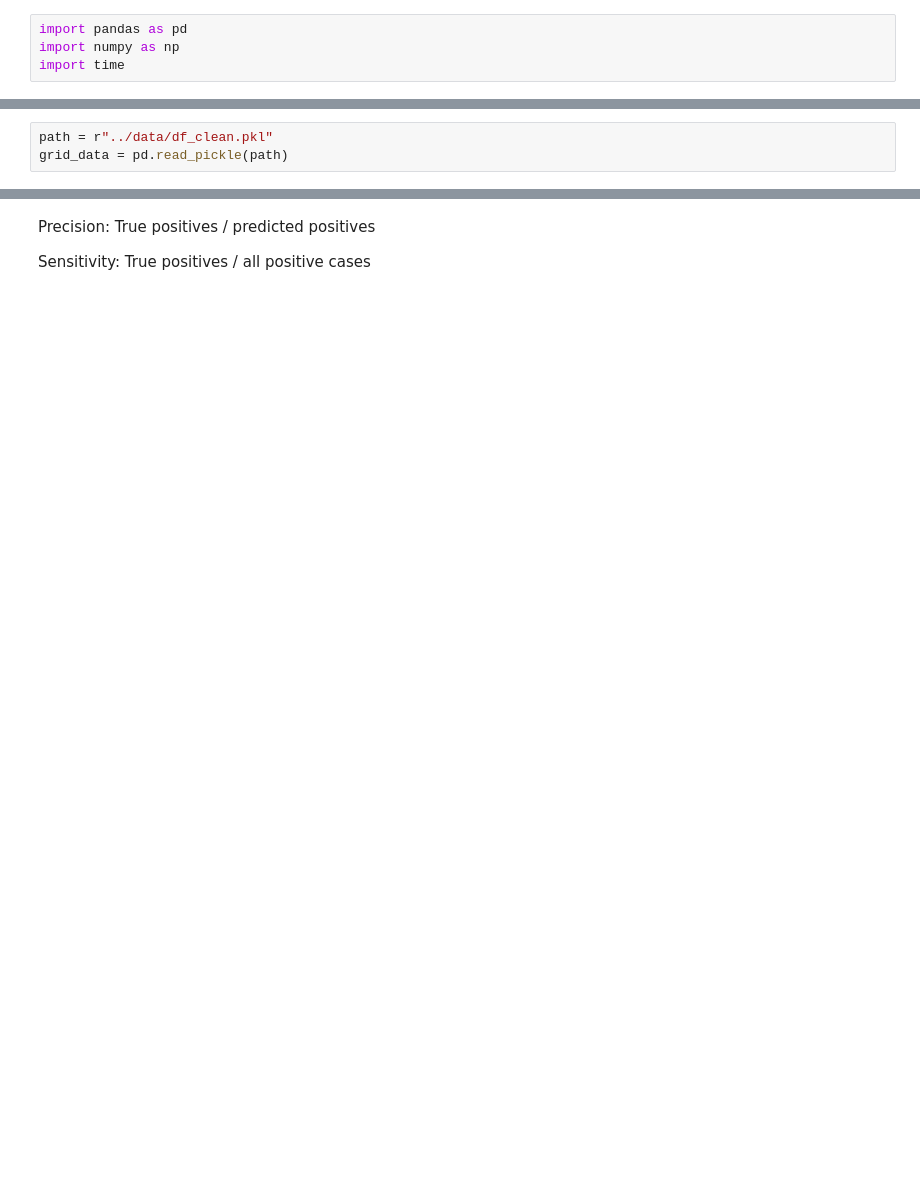
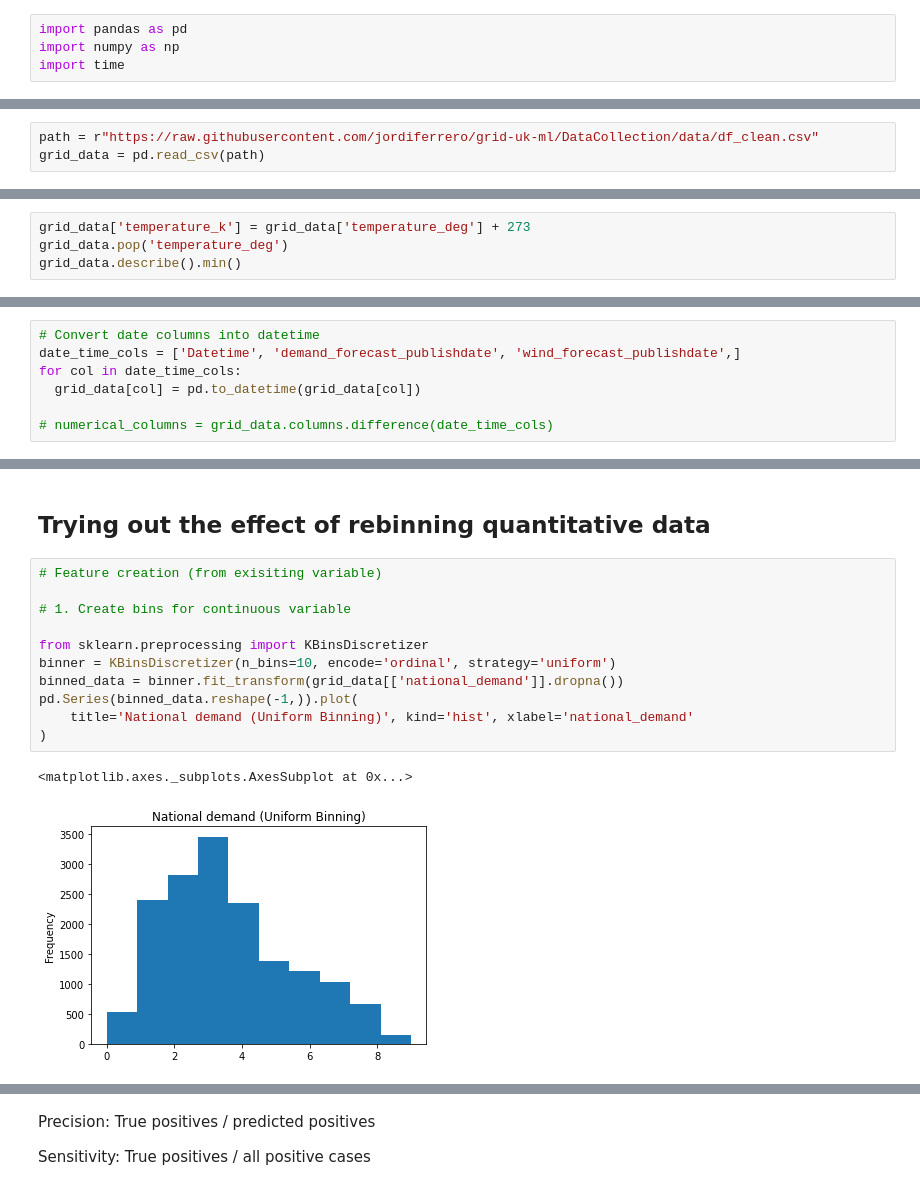
Before and after one commit to jordiferrero/grid-uk-ml, a Jupyter notebook: notebooks/data_normalisation_notebook.ipynb, the cells around one changed output, grey strips where cells are left out. Cells and saved outputs as stored; diff of their text form; blank space fills up the shorter version.

```diff
--- a/notebooks/data_normalisation_notebook.ipynb
+++ b/notebooks/data_normalisation_notebook.ipynb
@@ -5,6 +9,6 @@ import time
 # %%
-path = r"../data/df_clean.pkl"
-grid_data = pd.read_pickle(path)
+path = r"https://raw.githubusercontent.com/jordiferrero/grid-uk-ml/DataCollection/data/df_clean.csv"
+grid_data = pd.read_csv(path)
 # %%
 grid_data.sample()
 # %% [output]
@@ -13,0 +39,4 @@ grid_data.sample()
+# %%
+grid_data['temperature_k'] = grid_data['temperature_deg'] + 273
+grid_data.pop('temperature_deg')
+grid_data.describe().min()
@@ -13,0 +61,7 @@ grid_data.sample()
+# %%
+# Convert date columns into datetime
+date_time_cols = ['Datetime', 'demand_forecast_publishdate', 'wind_forecast_publishdate',]
+for col in date_time_cols:
+  grid_data[col] = pd.to_datetime(grid_data[col])
+
+# numerical_columns = grid_data.columns.difference(date_time_cols)
@@ -13,0 +88,16 @@ grid_data.sample()
+# %% [markdown]
+## Trying out the effect of rebinning quantitative data
+# %%
+# Feature creation (from exisiting variable)
+
+# 1. Create bins for continuous variable
+
+from sklearn.preprocessing import KBinsDiscretizer
+binner = KBinsDiscretizer(n_bins=10, encode='ordinal', strategy='uniform')
+binned_data = binner.fit_transform(grid_data[['national_demand']].dropna())
+pd.Series(binned_data.reshape(-1,)).plot(
+    title='National demand (Uniform Binning)', kind='hist', xlabel='national_demand'
+)
+# %% [output]
+<matplotlib.axes._subplots.AxesSubplot at 0x...>
+[figure, added]
```
Also changed, not shown: parts of 109 cells of this notebook.
